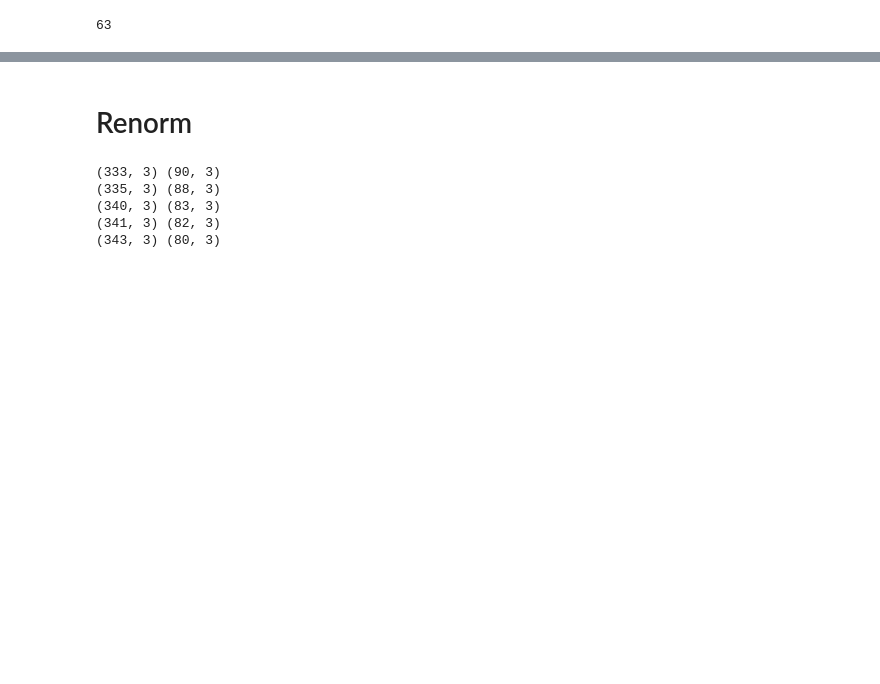
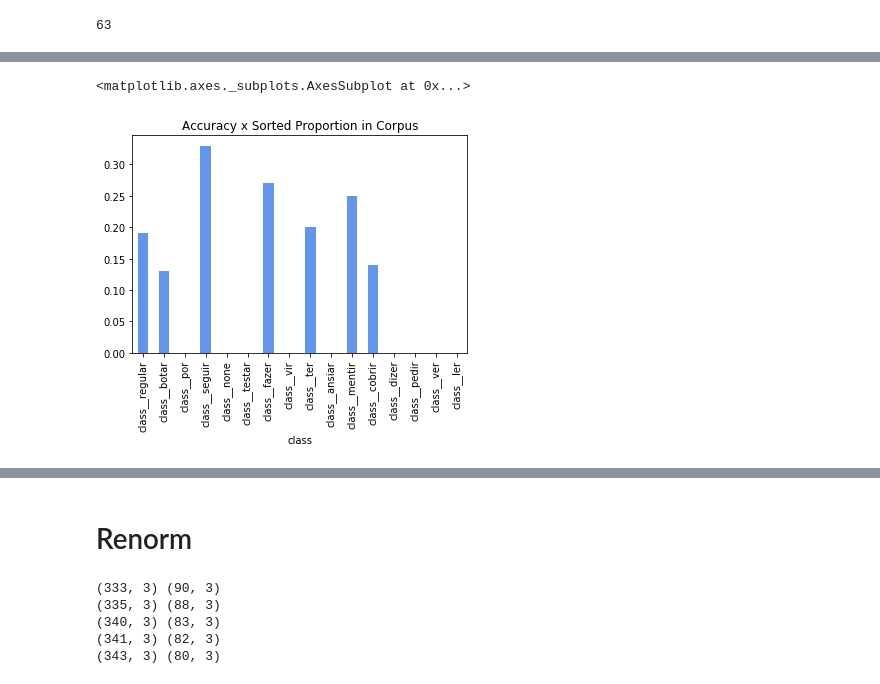
Before and after one commit to beatrizalbiero/MsResearch, a Jupyter notebook: WickelfeaturesProject/encoder-decoder.ipynb, the cells around one changed output, grey strips where cells are left out. Saved outputs shown, nothing was run; the diff lists cells and outputs as text; code cells hidden in the pictures; blank space fills up the shorter version.

Commit message:
added bar plots and perplexity analysis

```diff
--- a/WickelfeaturesProject/encoder-decoder.ipynb
+++ b/WickelfeaturesProject/encoder-decoder.ipynb
@@ -161,0 +180,5 @@ results.sort_values('proportion_in_corpus', ascending=False)
+# %%
+results.sort_values('proportion_in_corpus', ascending=False).accuracy.plot.bar(color='cornflowerblue', title='Accuracy x Sorted Proportion in Corpus')
+# %% [output]
+<matplotlib.axes._subplots.AxesSubplot at 0x...>
+[figure, added]
```
Also changed, not shown: parts of 22 cells of this notebook, 1 other file.
